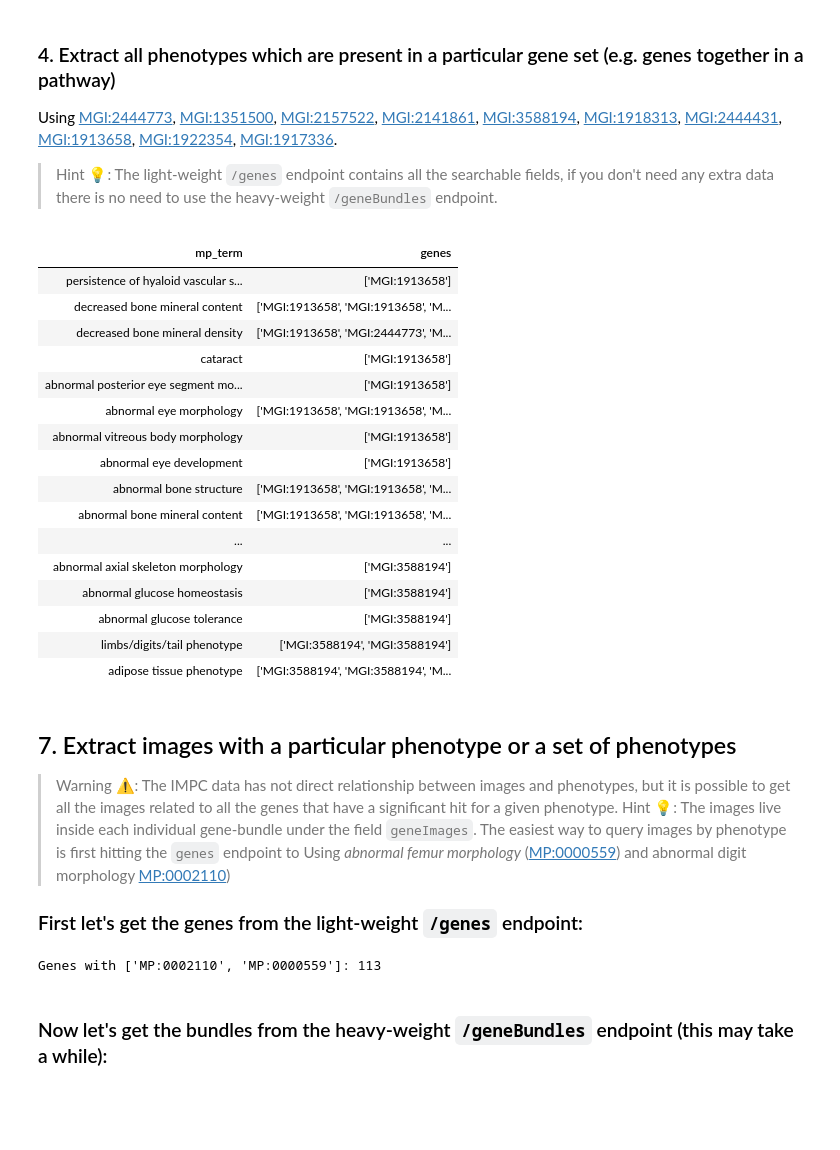
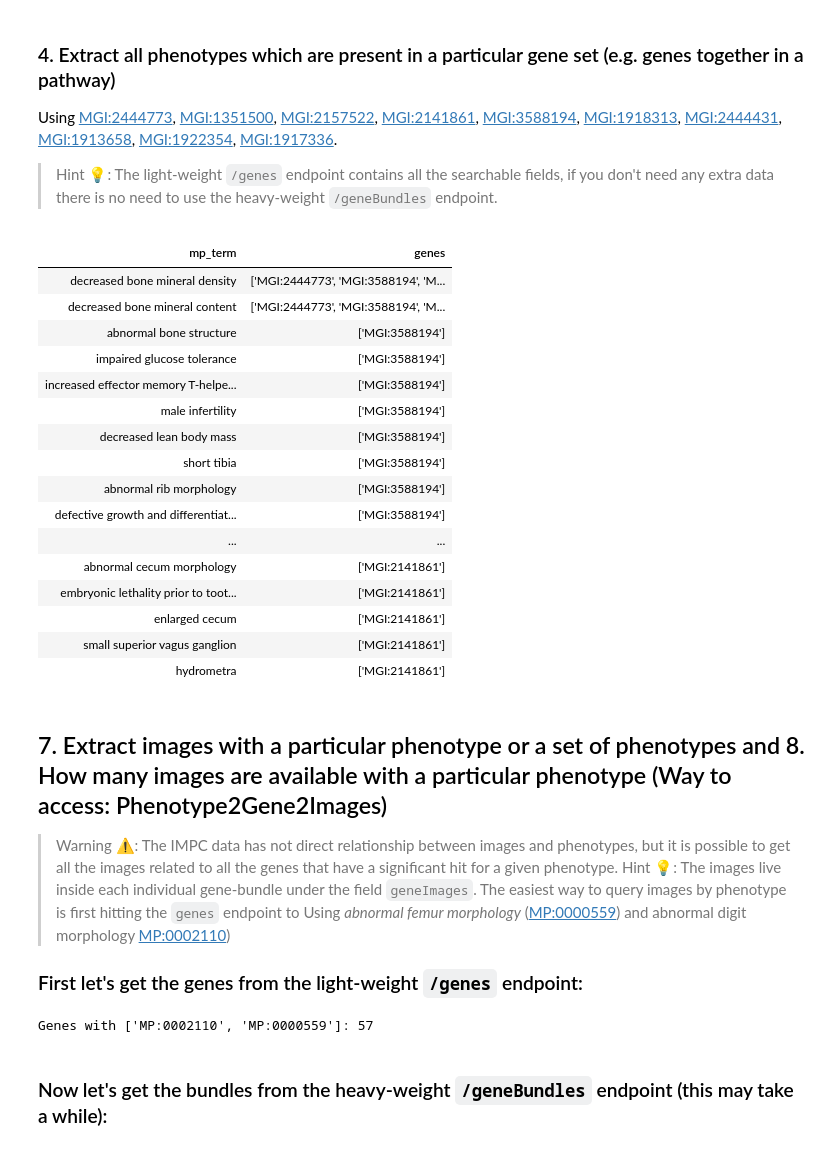
Before and after one commit to ficolo/impc-api-playground, a Jupyter notebook: impc_api_examples.ipynb, the cells around one changed output. Saved outputs shown, nothing was run; the diff lists cells and outputs as text; code cells hidden in the pictures; blank space fills up the shorter version.

```diff
--- a/impc_api_examples.ipynb
+++ b/impc_api_examples.ipynb
@@ -73,42 +76,43 @@ Using [MGI:2444773](https://www.mousephenotype.org/data/genes/MGI:2444773), [MGI
 # %%
 target_genes = ['MGI:2444773', 'MGI:2444773', 'MGI:2157522', 'MGI:2141861', 'MGI:3588194', 'MGI:1918313', 'MGI:2444431', 'MGI:1913658', 'MGI:1922354', 'MGI:1917336']
 
 genes_in_gene_list_query = f"{impc_api_search_url}/search/findAllByMgiAccessionIdIn?mgiAccessionIds={','.join(target_genes)}"
 
 genes_in_gene_list = requests.get(genes_in_gene_list_query).json()
 list_of_mp_terms_vs_gene_index = {}
 
 for gene in genes_in_gene_list['_embedded']['genes']:
-    mp_terms = gene['significantMpTermNames']
+    mp_terms = gene['significantMpTerms']
     gene_acc_id = gene["mgiAccessionId"]
     if mp_terms is None:
         continue
-    for mp_term_name in mp_terms:
+    for mp_term in mp_terms:
+        mp_term_name = mp_term['mpTermName']
         if mp_term_name not in list_of_mp_terms_vs_gene_index:
             list_of_mp_terms_vs_gene_index[mp_term_name] = {"mp_term": mp_term_name, "genes": []}
         list_of_mp_terms_vs_gene_index[mp_term_name]["genes"].append(gene_acc_id)
 genes_by_mp_term = list(list_of_mp_terms_vs_gene_index.values())
 display(HTML(tabulate.tabulate([i.values() for i in genes_by_mp_term], headers=genes_by_mp_term[0].keys(), tablefmt='html')))
 # %% [output]
 | mp_term | genes |
-| persistence of hyaloid vascular s... | ['MGI:1913658'] |
-| decreased bone mineral content | ['MGI:1913658', 'MGI:1913658', 'M... |
-| decreased bone mineral density | ['MGI:1913658', 'MGI:2444773', 'M... |
-| cataract | ['MGI:1913658'] |
-| abnormal posterior eye segment mo... | ['MGI:1913658'] |
-| abnormal eye morphology | ['MGI:1913658', 'MGI:1913658', 'M... |
-| abnormal vitreous body morphology | ['MGI:1913658'] |
-| abnormal eye development | ['MGI:1913658'] |
-| abnormal bone structure | ['MGI:1913658', 'MGI:1913658', 'M... |
-| abnormal bone mineral content | ['MGI:1913658', 'MGI:1913658', 'M... |
+| decreased bone mineral density | ['MGI:2444773', 'MGI:3588194', 'M... |
+| decreased bone mineral content | ['MGI:2444773', 'MGI:3588194', 'M... |
+| abnormal bone structure | ['MGI:3588194'] |
+| impaired glucose tolerance | ['MGI:3588194'] |
+| increased effector memory T-helpe... | ['MGI:3588194'] |
+| male infertility | ['MGI:3588194'] |
+| decreased lean body mass | ['MGI:3588194'] |
+| short tibia | ['MGI:3588194'] |
+| abnormal rib morphology | ['MGI:3588194'] |
+| defective growth and differentiat... | ['MGI:3588194'] |
 | ... | ... |
-| abnormal axial skeleton morphology | ['MGI:3588194'] |
-| abnormal glucose homeostasis | ['MGI:3588194'] |
-| abnormal glucose tolerance | ['MGI:3588194'] |
-| limbs/digits/tail phenotype | ['MGI:3588194', 'MGI:3588194'] |
-| adipose tissue phenotype | ['MGI:3588194', 'MGI:3588194', 'M... |
+| abnormal cecum morphology | ['MGI:2141861'] |
+| embryonic lethality prior to toot... | ['MGI:2141861'] |
+| enlarged cecum | ['MGI:2141861'] |
+| small superior vagus ganglion | ['MGI:2141861'] |
+| hydrometra | ['MGI:2141861'] |
 # %% [markdown]
-## 7. Extract images with a particular phenotype or a set of phenotypes
+## 7. Extract images with a particular phenotype or a set of phenotypes and 8. How many images are available with a particular phenotype (Way to access: Phenotype2Gene2Images)
 > Warning ⚠️: The IMPC data has not direct relationship between images and phenotypes, but it is possible to get all the images related to all the genes that have a significant hit for a given phenotype.
 > Hint 💡: The images live inside each individual gene-bundle under the field `geneImages`. The easiest way to query images by phenotype is first hitting the `genes` endpoint to
 Using *abnormal femur morphology* ([MP:0000559](https://www.mousephenotype.org/data/phenotypes/MP:0000559)) and abnormal digit morphology
@@ -124,7 +128,7 @@ genes_with_morphology_mps = requests.get(gene_by_phenotypes_query).json()
 print(f"Genes with {target_mp_terms}: {genes_with_morphology_mps['page']['totalElements']}")
 list_of_gene_bundle_urls = [gene["_links"]["geneBundle"]['href'] for gene in genes_with_morphology_mps['_embedded']['genes']]
 # %% [output]
-Genes with ['MP:0002110', 'MP:0000559']: 113
+Genes with ['MP:0002110', 'MP:0000559']: 57
 # %% [markdown]
 ### Now let's get the bundles from the heavy-weight `/geneBundles` endpoint (this may take a while):
 # %%
```
Also changed, not shown: parts of 13 cells of this notebook, 1 other file.
